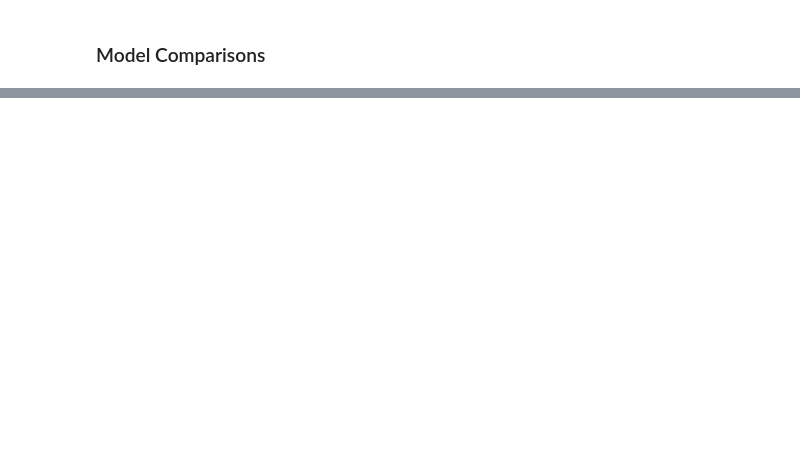
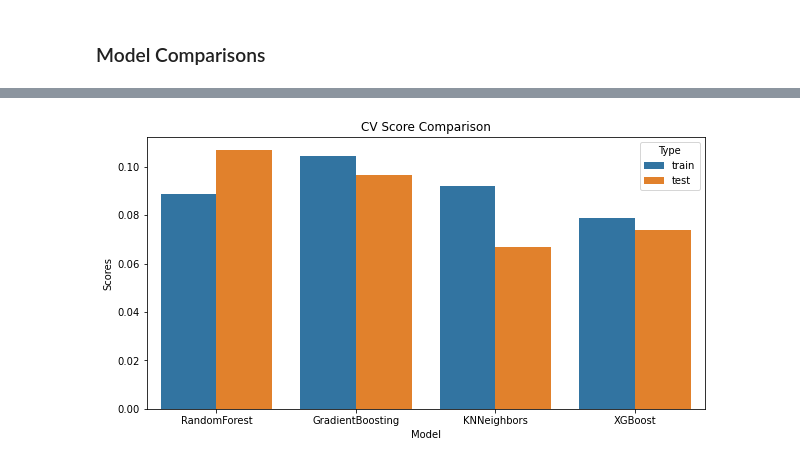
Before and after one commit to JessicaELewis/Pet-Adoptions, a Jupyter notebook: Step 4 - Preprocessing & Training Dogs.ipynb, the cells around one changed output, grey strips where cells are left out. Saved outputs shown, nothing was run; the diff lists cells and outputs as text; code cells hidden in the pictures; blank space fills up the shorter version.

```diff
--- a/Step 4 - Preprocessing & Training Dogs.ipynb
+++ b/Step 4 - Preprocessing & Training Dogs.ipynb
@@ -411,0 +497,20 @@ I've run through these multiple times and up until this iteration GradientBoosti
+# %%
+models = ['RandomForest', 'GradientBoosting', 'KNNeighbors', 'XGBoost','RandomForest', 'GradientBoosting', 'KNNeighbors', 'XGBoost']
+cv_scores_all = [np.mean(rf_train_score), np.mean(gb_train_score), np.mean(kn_train_score), np.mean(xg_train_score), np.mean(rf_test_score), np.mean(gb_test_score), np.mean(kn_test_score), np.mean(xg_test_score)]
+types = ['train', 'train', 'train', 'train', 'test', 'test', 'test', 'test']
+rmse_scores_all = [rf_rmse_train, gb_rmse_train, kn_rmse_train, xg_rmse_train, rf_rmse_test, gb_rmse_test, kn_rmse_test, xg_rmse_test]
+
+cv_scores = pd.DataFrame(list(zip(models, cv_scores_all, types)),
+               columns =['Model', 'Scores', 'Type' ])
+rmse_scores = pd.DataFrame(list(zip(models, rmse_scores_all, types)),
+               columns =['Model', 'Scores', 'Type' ])
+# %%
+import seaborn as sns
+import matplotlib.pyplot as plt
+
+fig=plt.subplots(figsize=(10, 5))
+sns.barplot(x='Model', y='Scores', hue='Type', data=cv_scores)
+plt.title("CV Score Comparison")
+plt.show()
+# %% [output]
+[figure, added]
```
Also changed, not shown: parts of 59 cells of this notebook, 1 other file.
